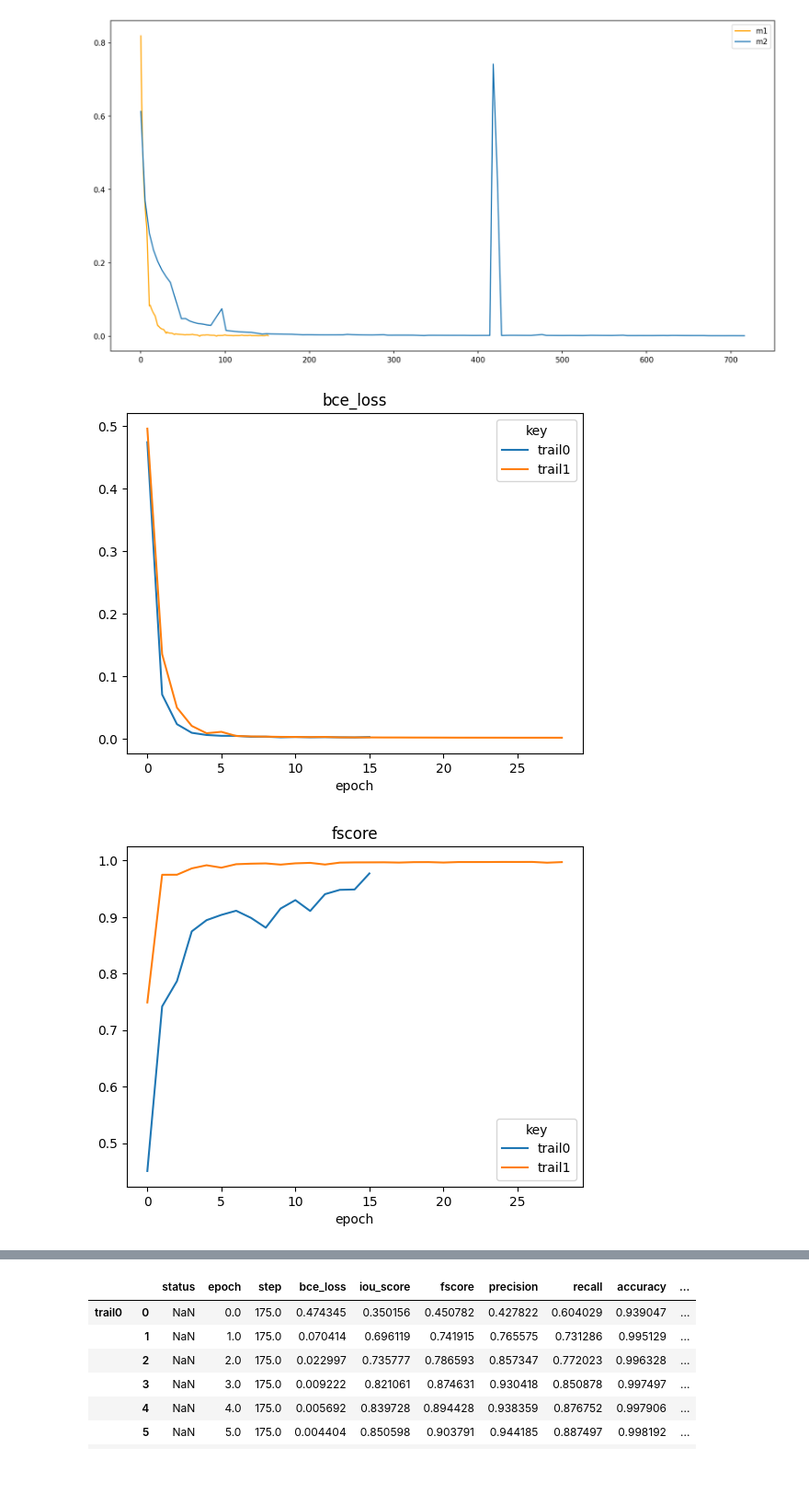
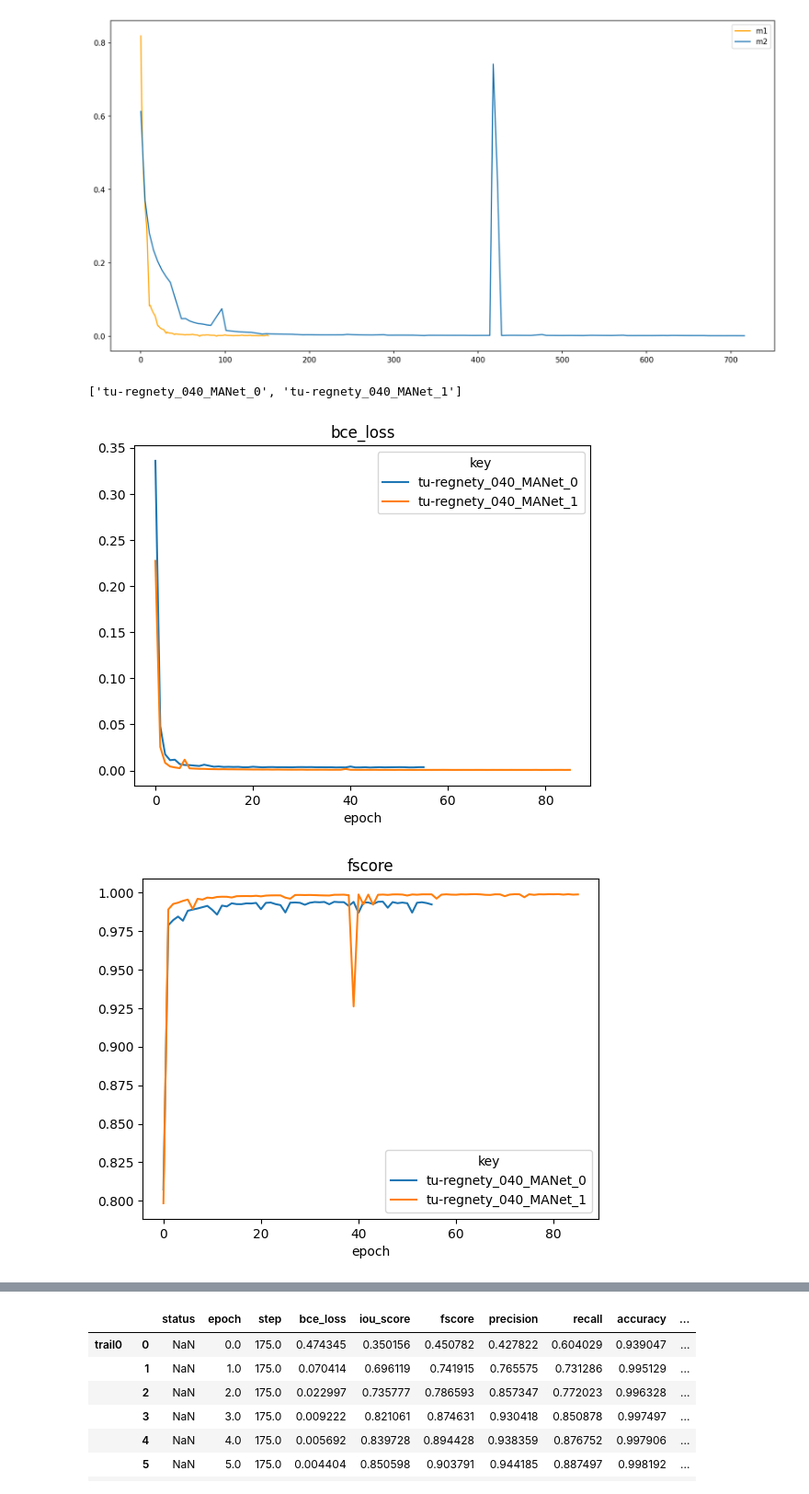
Before and after one commit to dulicui742/segmentation_models.pytorch, a Jupyter notebook: examples/logs_analysis.ipynb, the cells around one changed output, grey strips where cells are left out. Shown at 92% size. Drawn from its saved outputs; the diff is of its cells as text; code cells hidden in the pictures.

```diff
--- a/examples/logs_analysis.ipynb
+++ b/examples/logs_analysis.ipynb
@@ -360,36 +360,69 @@ plt.legend()
 # %%
 # log_files = [
 #         "D:\project\TrueHealth\git\segmentation_models.pytorch\output\logs\efficientnet-b4\efficientnet-b4_logs_0315.json",
 #         "D:\project\TrueHealth\git\segmentation_models.pytorch\output\logs\efficientnet-b4\efficientnet-b4_logs_0316_174217.json"
 #     ]
 
 log_files = [
-        "D:\project\TrueHealth\git\segmentation_models.pytorch\output\logs\efficientnet-b4\efficientnet-b4_logs_0316_174217.json",
-        "D:\project\TrueHealth\git\segmentation_models.pytorch\output\logs\efficientnet-b4\efficientnet-b4_logs_0315_1.json",
+#         "D:\project\TrueHealth\git\segmentation_models.pytorch\output\logs\efficientnet-b4\efficientnet-b4_logs_0316_174217.json",
+#         "D:\project\TrueHealth\git\segmentation_models.pytorch\output\logs\efficientnet-b4\efficientnet-b4_logs_0315_1.json",
+            ###
+#         "D:\project\TrueHealth\git\segmentation_models.pytorch\output\logs\efficientnet-b4\efficientnet-b4_logs_0315_1.json",
+#         "D:\project\TrueHealth\git\segmentation_models.pytorch\output\logs\efficientnet-b4\efficientnet-b4_logs_0320_133848.json",
+#         "D:\project\TrueHealth\git\segmentation_models.pytorch\output\logs\efficientnet-b4\efficientnet-b4_logs_0320_162347.json",
+#         "D:\\project\\TrueHealth\\git\\segmentation_models.pytorch\\output\\logs\\resnext101_32x4d\\resnext101_32x4d_logs_0321_092203.json",
+
+
+#         "D:\project\TrueHealth\git\segmentation_models.pytorch\output\logs\efficientnet-b4_Unet\efficientnet-b4_Unet_logs_0322_145204.json",
+#         "D:\project\TrueHealth\git\segmentation_models.pytorch\output\logs\efficientnet-b4_MANet\efficientnet-b4_logs_0321_142242.json",
+# #         "D:\project\TrueHealth\git\segmentation_models.pytorch\output\logs\mobileone_s4_Unet\mobileone_s4_logs_0315.json",
+#         "D:\project\TrueHealth\git\segmentation_models.pytorch\output\logs\mobileone_s4_Unet\mobileone_s4_Unet_logs_0322_183333.json",
+        "D:\project\TrueHealth\git\segmentation_models.pytorch\output\logs\\tu-regnety_040_MANet\\tu-regnety_040_MANet_logs_0321_173313.json",
+        "D:\project\TrueHealth\git\segmentation_models.pytorch\output\logs\\tu-regnety_040_MANet\\tu-regnety_040_MANet_logs_0323_183024.json"
 
     ]
 
 df_list = []
-for file in log_files:
+model_names = []
+for idx, file in enumerate(log_files):
+    name = file.split("\\")[-2]
+#     if name in model_names:
+    model_names.append("{}_{}" .format(name, idx))
     info = parse_jsonline_file(file)
     df = pd.DataFrame.from_records(info)
     df_train = df[df["status"] == "train"]
     df_list.append(df_train)
+print(model_names)
 
 df_epoch_list = []
 ex_keys = []
-for idx, df in enumerate(df_list):
+# for idx, df in enumerate(df_list):
+#     df_dst = mean_of_epoch(df)
+#     key = 'trail{}'. format(idx)
+#     df_dst.loc[:, "key"] = key
+#     ex_keys.append(key)
+#     df_epoch_list.append(df_dst)
+
+# DF = pd.concat(df_epoch_list, keys=ex_keys)
+
+for model_name, df in zip(model_names, df_list):
     df_dst = mean_of_epoch(df)
-    key = 'trail{}'. format(idx)
+    key = model_name
     df_dst.loc[:, "key"] = key
     ex_keys.append(key)
     df_epoch_list.append(df_dst)
 
 DF = pd.concat(df_epoch_list, keys=ex_keys)
 DFGroup = DF.groupby(['epoch','key'])
 
-for metric in ["bce_loss", "fscore", "recall"]: #, "fscore", "recall", "precision", "accuracy"]:
+for metric in ["bce_loss", "fscore", "iou_score"]: #, "fscore", "recall", "precision", "accuracy"]:
     DFGPlot = DFGroup.sum().unstack('key').plot(kind='line', y=metric, title =metric)
+
+# ddff = DFGroup.sum().unstack('key')
+# ddff = ddff.drop("total_step", axis=1)
+# ddff = ddff.drop("step", axis=1)
+# ddff.plot(kind="line")
 # %% [output]
+['tu-regnety_040_MANet_0', 'tu-regnety_040_MANet_1']
-[figure, old version]
+[figure, new version]
-[figure, old version]
+[figure, new version]
```
Also changed, not shown: parts of 9 cells of this notebook, 4 other files.
